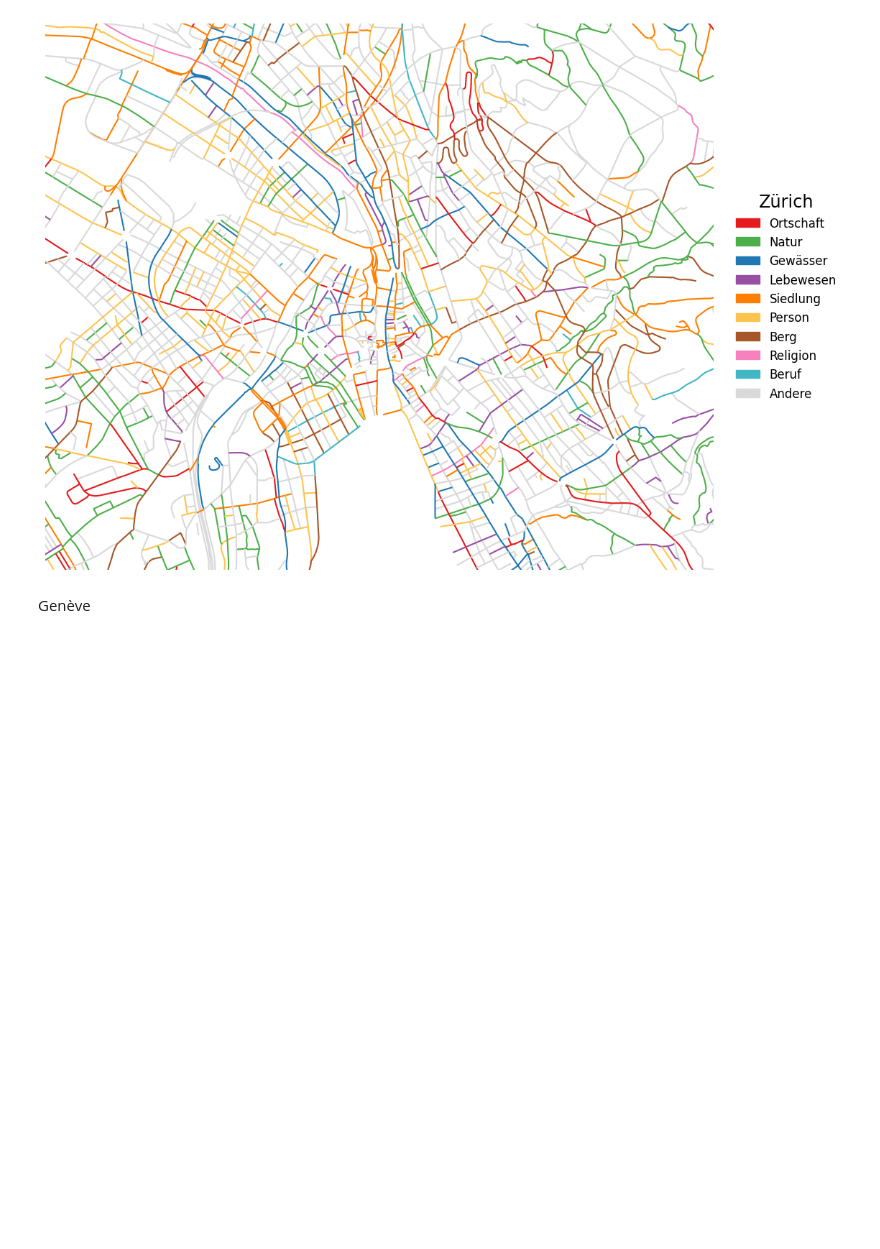
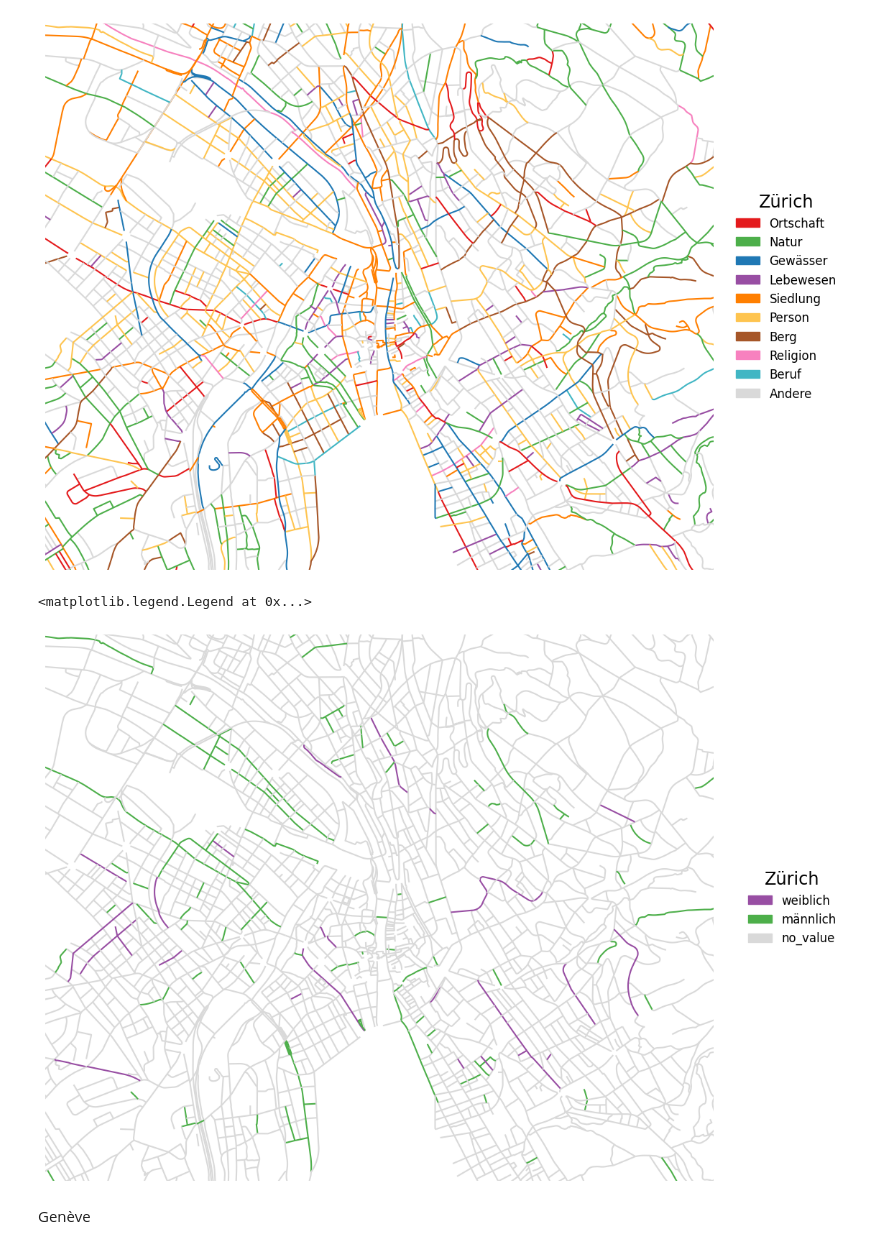
Before and after one commit to CaptainInler/cassda-zertifikatsarbeit, a Jupyter notebook: Evaluation/street_designations_line_geometries.ipynb, the cells around one changed output. Saved outputs shown, nothing was run; the diff lists cells and outputs as text; code cells hidden in the pictures; blank space fills up the shorter version.

Commit message:
finalize visualizations (remote IT and RM)

```diff
--- a/Evaluation/street_designations_line_geometries.ipynb
+++ b/Evaluation/street_designations_line_geometries.ipynb
@@ -111,11 +135,18 @@ colors_s = {
     'Beruf': '#41b6c4',
     'Andere' : '#d9d9d9'
 }
+# %%
+colors_sex = {
+    'weiblich': '#984ea3',
+    'männlich': '#4daf4a',
+    'no_value' : '#d9d9d9'
+}
 # %%
 warnings.filterwarnings("ignore")
 
 #Replace nan with other
 streets_geo_zurich['STR_TERMS'] = streets_geo_zurich['STR_TERMS'].fillna('other')
+streets_geo_zurich_s['sex'] = streets_geo_zurich_s['sex'].fillna('no_value')
 # %% [markdown]
 Source for plot from https://github.com/theptyza/map_street_designations
 # %%
@@ -162,6 +193,28 @@ plt.legend(handles=[mpatches.Patch(color=colors_s[k],
 # %% [output]
 <matplotlib.legend.Legend at 0x...>
 [figure]
+# %%
+f, ax = plt.subplots(1, figsize=(12,12))
+
+
+streets_geo_zurich_s.plot(ax=ax,
+                        color=[colors_sex[d] for d in streets_geo_zurich_s.sex])
+
+ax.set_ylim((ymin, ymax))
+ax.set_xlim((xmin, xmax))
+plt.axis('off')
+
+plt.legend(handles=[mpatches.Patch(color=colors_sex[k],
+                    label=k) for k in colors_sex],
+               loc='center right',
+               fontsize='large',
+               edgecolor='none',
+               title='Zürich',
+               title_fontsize='xx-large',
+               bbox_to_anchor=(1.2, 0.5))
+# %% [output]
+<matplotlib.legend.Legend at 0x...>
+[figure, added]
 # %% [markdown]
 Genève
 # %%
```
Also changed, not shown: parts of 7 cells of this notebook, 5 other files.
